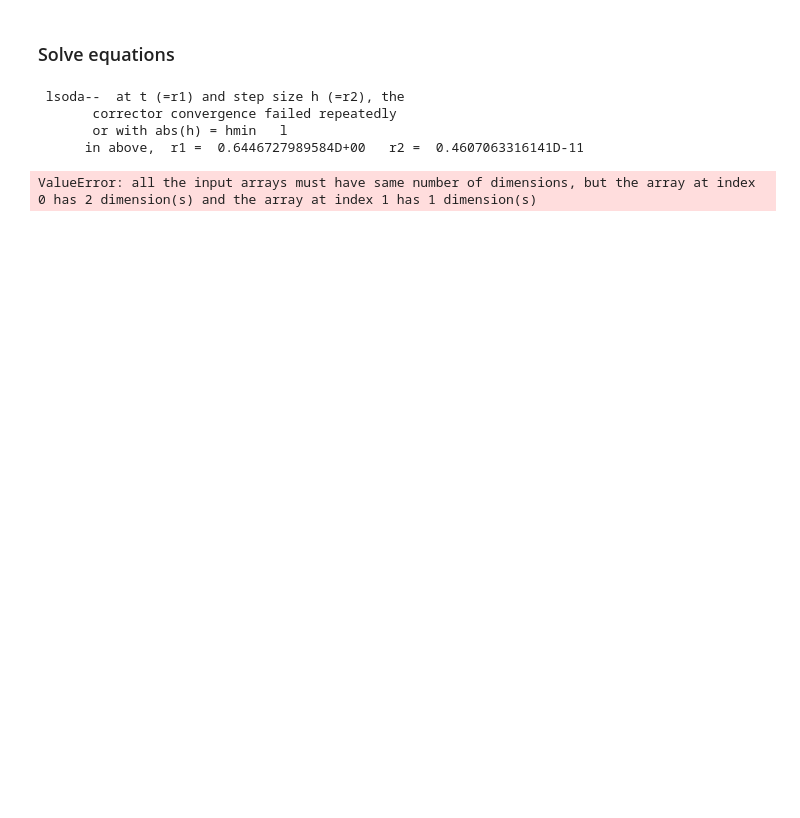
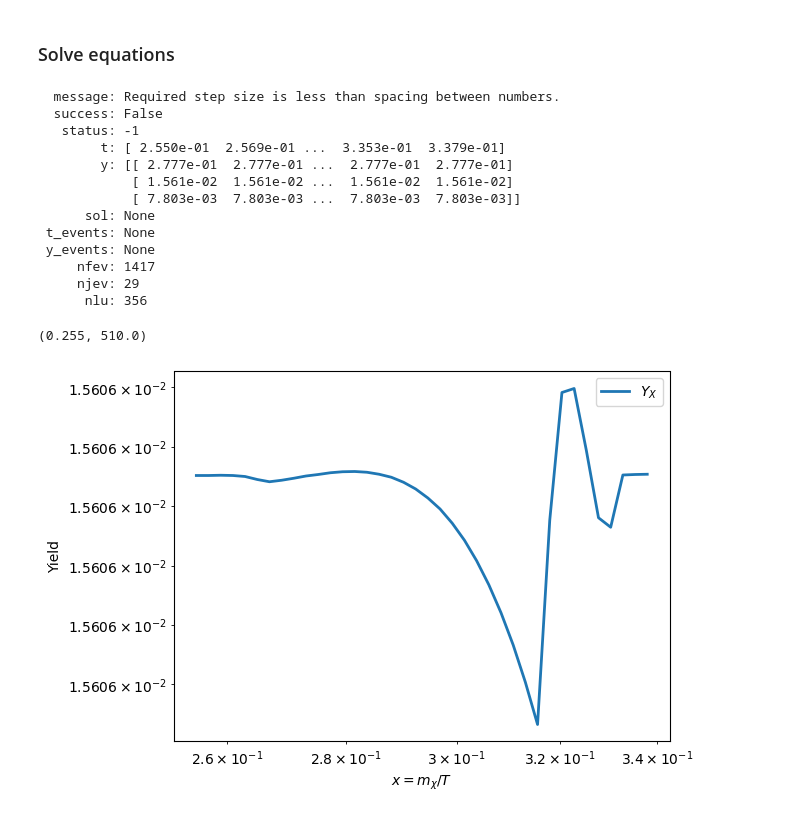
Before and after one commit to gabrielaalevi/DarkCalc, a Jupyter notebook: testSolver_Coann.ipynb, the cells around one changed output. Cells and saved outputs as stored; diff of their text form; code cells hidden in the pictures; blank space fills up the shorter version.

```diff
--- a/testSolver_Coann.ipynb
+++ b/testSolver_Coann.ipynb
@@ -47,7 +47,7 @@ if 'initialConditions' in pars:
         pdg = model.convert2PDG(label)
         comp = compDict[pdg]
         if isinstance(comp_y0,float):
-            y0[comp.ID] = y0
+            y0[comp.ID] = comp_y0
         elif comp_y0.lower() in ['eq', 'equilibrium']:
             continue # Already set
 # %% [markdown]
@@ -78,29 +70,47 @@ print(dYdx(x0,y0,model))
 # %% [markdown]
 ### Solve equations
 # %%
-# Run solve following Gabriela's prescription
-sol = solve_ivp(dYdx, [x0,9], y0, args=(model,), atol = 10**(-12), rtol = 10**(-12), method='BDF',
-                t_eval=np.geomspace(x0,9,50))
-y = sol.y[:]
-x = sol.t[:]
-sol = solve_ivp(dYdx, [sol.t[-1],11], sol.y[:,-1], args=(model,), atol = 10**(-12), rtol = 10**(-12), method='LSODA', max_step = 0.08,
-                t_eval=np.geomspace(9,11,50))
-y = np.hstack((y,sol.y))
-x = np.hstack((x,sol.t))
-sol = solve_ivp(dYdx, [sol.t[-1],28], sol.y[:,-1], args=(model,), atol = 10**(-13), rtol = 10**(-13), method='LSODA', max_step = 0.08,
-                t_eval=np.geomspace(11,28,50))
-y = np.hstack((y,sol.y))
-x = np.hstack((x,sol.t))
-sol = solve_ivp(dYdx, [sol.t[-1],xf], sol.y[:,-1], args=(model,), atol = 10**(-12), rtol = 10**(-12), method='LSODA', max_step = 0.04,
-                t_eval=np.geomspace(28,xf,50))
-y = np.hstack((y,sol.y))
-x = np.hstack((x,sol.t))
+# # Run solve following Gabriela's prescription
+# sol = solve_ivp(dYdx, [x0,9], y0, args=(model,), atol = 10**(-12), rtol = 10**(-12), method='BDF',
+#                 t_eval=np.geomspace(x0,9,50))
+# y = sol.y[:]
+# x = sol.t[:]
+# sol = solve_ivp(dYdx, [sol.t[-1],11], sol.y[:,-1], args=(model,), atol = 10**(-12), rtol = 10**(-12), method='LSODA', max_step = 0.08,
+#                 t_eval=np.geomspace(9,11,50))
+# y = np.hstack((y,sol.y))
+# x = np.hstack((x,sol.t))
+# sol = solve_ivp(dYdx, [sol.t[-1],28], sol.y[:,-1], args=(model,), atol = 10**(-13), rtol = 10**(-13), method='LSODA', max_step = 0.08,
+#                 t_eval=np.geomspace(11,28,50))
+# y = np.hstack((y,sol.y))
+# x = np.hstack((x,sol.t))
+# sol = solve_ivp(dYdx, [sol.t[-1],xf], sol.y[:,-1], args=(model,), atol = 10**(-12), rtol = 10**(-12), method='LSODA', max_step = 0.04,
+#                 t_eval=np.geomspace(28,xf,50))
+# y = np.hstack((y,sol.y))
+# x = np.hstack((x,sol.t))
+
+sol = solve_ivp(dYdx, [x0,xf], y0, args=(model,), atol = atol,
+                    rtol = rtol, method=method, t_eval=xvals)
+print(sol)
+x = sol.t
+y = sol.y
 # %% [output]
- lsoda--  at t (=r1) and step size h (=r2), the
-       corrector convergence failed repeatedly
-       or with abs(h) = hmin   l
-      in above,  r1 =  0.6446727989584D+00   r2 =  0.4607063316141D-11
+  message: Required step size is less than spacing between numbers.
+  success: False
+   status: -1
+        t: [ 2.550e-01  2.569e-01 ...  3.353e-01  3.379e-01]
+        y: [[ 2.777e-01  2.777e-01 ...  2.777e-01  2.777e-01]
+            [ 1.561e-02  1.561e-02 ...  1.561e-02  1.561e-02]
+            [ 7.803e-03  7.803e-03 ...  7.803e-03  7.803e-03]]
+      sol: None
+ t_events: None
+ y_events: None
+     nfev: 1417
+     njev: 29
+      nlu: 356
-ValueError: all the input arrays must have same number of dimensions, but the array at index 0 has 2 dimension(s) and the array at index 1 has 1 dimension(s)
+# %%
+x0,xf
+# %% [output]
+(0.255, 510.0)
 # %%
 x_sol = x
 y_sol = y
@@ -113,18 +117,19 @@ y_sol = y
 # %%
 # fig = plt.figure(figsize=(10,8))
-plt.plot(x,y[1,:], 'r', linewidth=2, label = r'$Y_{med}$')
-plt.plot(x_sol,y_sol[1,:], 'r', linewidth=2, label = r'$Y_{med}$',linestyle='dashed')
+plt.plot(x_sol,y_sol[1,:],  linewidth=2, label = r'$Y_{X}$')
 
-plt.plot(x,y[2,:], 'b', linewidth=2, label = r'$Y_{\chi}$')
-plt.plot(x_sol,y_sol[2,:], 'b', linewidth=2, label = r'$Y_{\chi}$',linestyle='dashed')
+# plt.plot(x,y[2,:], 'b', linewidth=2, label = r'$Y_{\chi}$')
+# plt.plot(x_sol,y_sol[2,:], 'b', linewidth=2, label = r'$Y_{\chi}$',linestyle='dashed')
 
 plt.xlabel(r'$x = m_{\chi}/T$')
 plt.ylabel('Yield')
 
 plt.xscale('log')
 plt.yscale('log')
 plt.legend()
 plt.show()
+# %% [output]
+[figure, added]
 # %%
 Ytot = sum(y_sol[1:,-1])
 omh2 = 0.12*Ytot/(6.8e-13)
```
Also changed, not shown: parts of 8 cells of this notebook, 6 other files.
